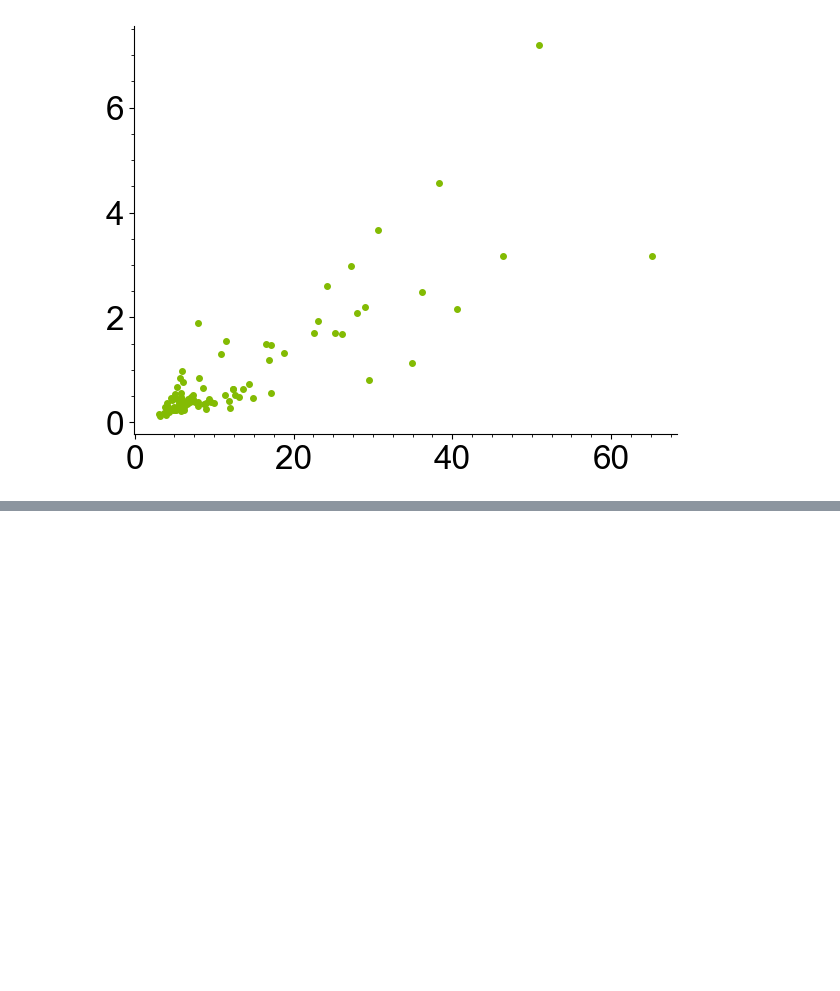
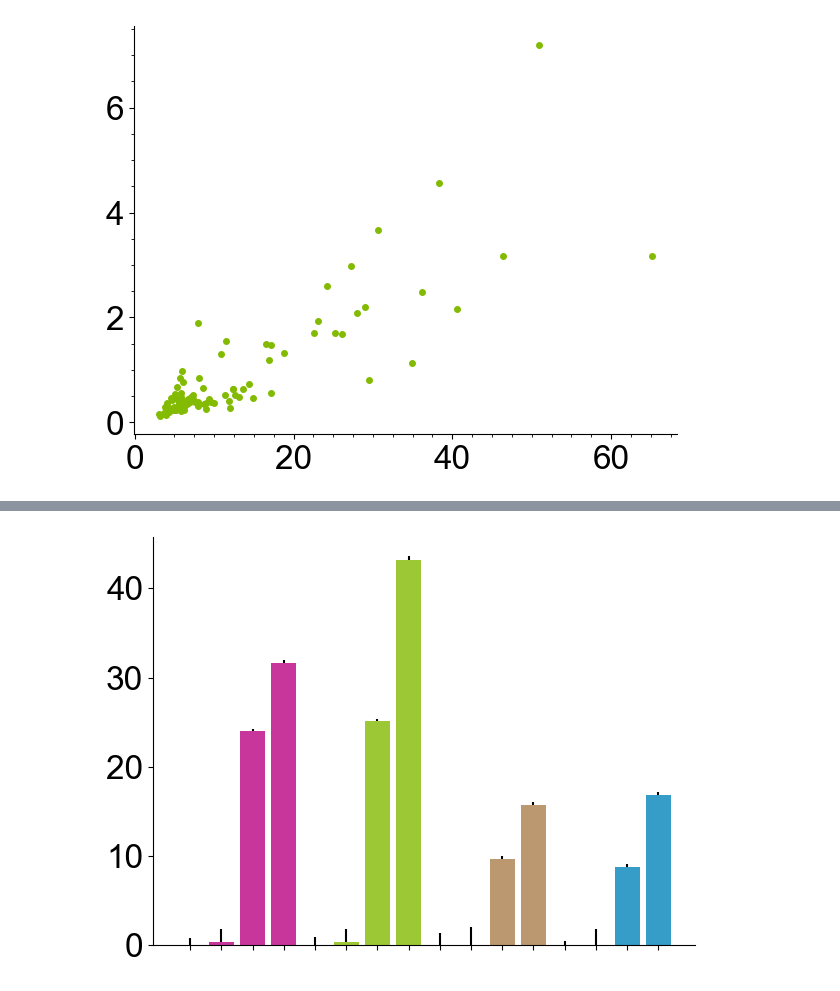
Before and after one commit to Suyash-Naik/2026-Keratinepithlialspreadingcoordinate-Data, a Jupyter notebook: notebooks/Figure1_KeratinNetworkMaturationEVL.ipynb, the cells around one changed output, grey strips where cells are left out. Saved outputs shown, nothing was run; the diff lists cells and outputs as text; code cells hidden in the pictures; blank space fills up the shorter version.

```diff
--- a/notebooks/Figure1_KeratinNetworkMaturationEVL.ipynb
+++ b/notebooks/Figure1_KeratinNetworkMaturationEVL.ipynb
@@ -353,0 +364,16 @@ junctionalpd.to_csv(outputfolder+"PanelG_JunctionalKeratin.csv")
+# %%
+qpcrfile=glob("data/Sup1/*.xlsx")[0]
+cqdata=pd.read_excel(qpcrfile)
+# %%
+fig, ax =setup_figure()
+ax.set_xticks(np.arange(0,len(cqdata.iloc[:,0]),1))
+ax.set_xticklabels([""]*len(cqdata.iloc[:,0]))
+colorpallette=["#bb0383","#bb0383","#bb0383","#bb0383","#83bb03","#83bb03","#83bb03","#83bb03","#AB7E4C","#AB7E4C","#AB7E4C","#AB7E4C","#0383bb","#0383bb","#0383bb","#0383bb"]
+ax.bar(cqdata.iloc[:,0],cqdata.iloc[:,-1],yerr=[np.zeros(len(cqdata.iloc[:,-2])),cqdata.iloc[:,-2]],color=colorpallette,alpha=0.8)
+os.makedirs("Figure/SupFigure1/PanelA/",exist_ok=True)
+fig.savefig("Figure/SupFigure1/PanelA/Sup1A_qPCR.png",dpi=300,bbox_inches='tight',transparent=True)
+fig.savefig("Figure/SupFigure1/PanelA/Sup1A_qPCR.pdf",dpi=300,bbox_inches='tight',transparent=True)
+fig.savefig("Figure/SupFigure1/PanelA/Sup1A_qPCR.svg",dpi=300,bbox_inches='tight',transparent=True)
+plt.show()
+# %% [output]
+[figure, added]
```
Also changed, not shown: parts of 2 cells of this notebook, 28 other files.
